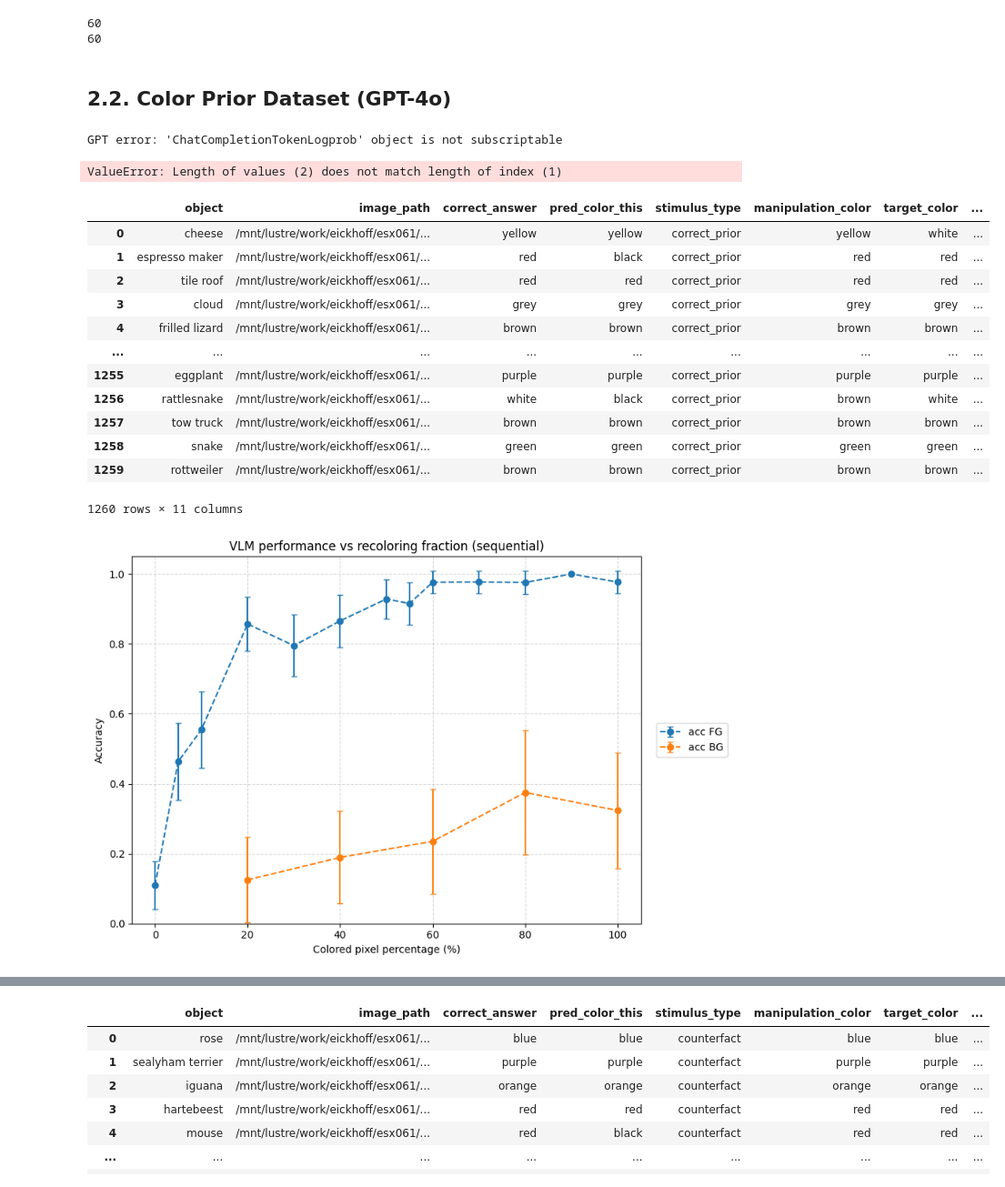
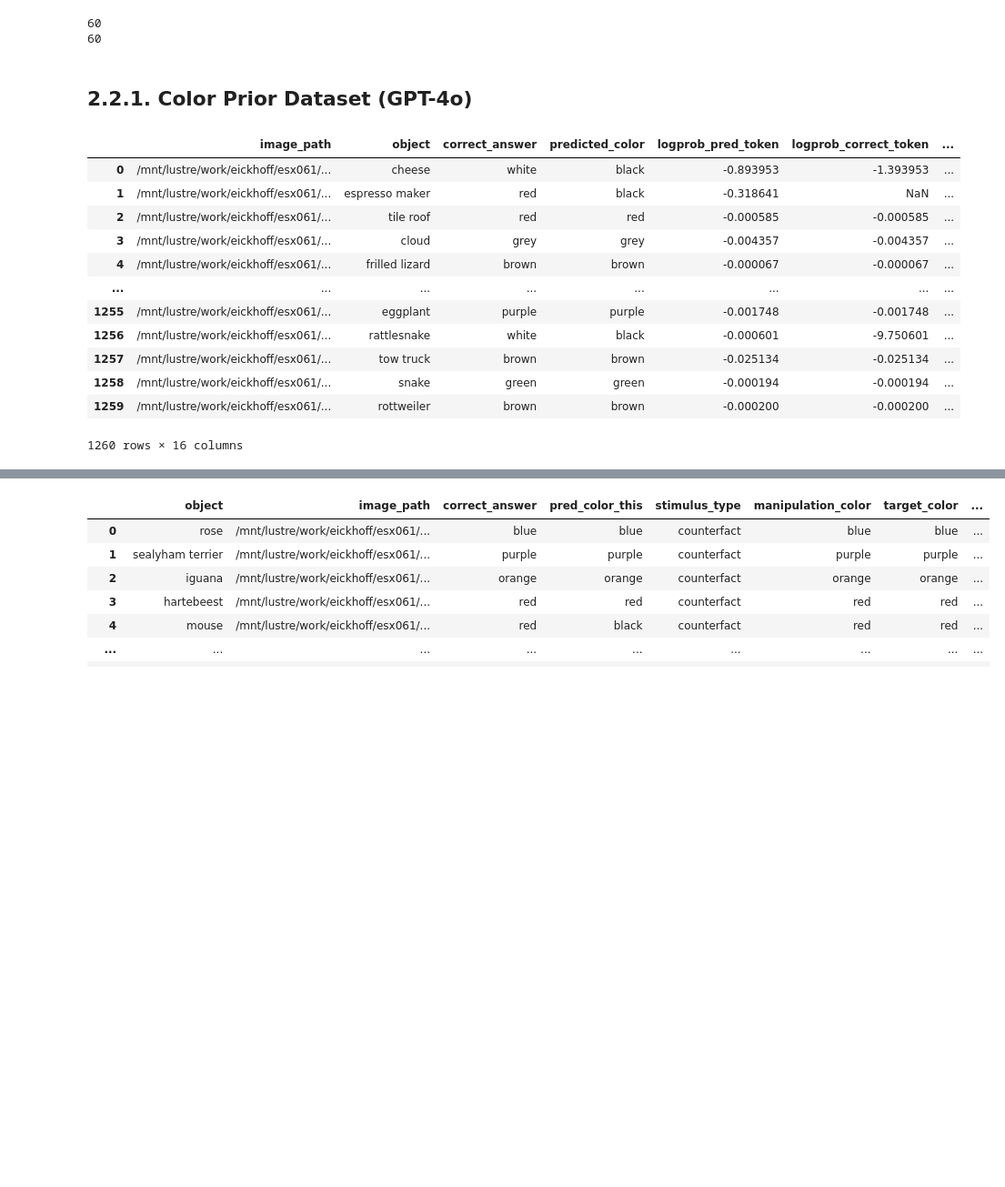
Before and after one commit to jonnemi/color-concept-entanglement, a Jupyter notebook: model_evaluation/VLM_evaluations.ipynb, the cells around one changed output, grey strips where cells are left out. Shown at 91% size. Cells and saved outputs as stored; diff of their text form; code cells hidden in the pictures; blank space fills up the shorter version.

Commit message:
Hardcode profile_2_first for re-run

```diff
--- a/model_evaluation/VLM_evaluations.ipynb
+++ b/model_evaluation/VLM_evaluations.ipynb
@@ -254,4 +274,41 @@ def evaluate_vlm_on_stimuli(
     return pd.concat(outputs, ignore_index=True)
+# %%
+VALID_COLORS = {
+    "white", "brown", "grey", "green",
+    "red", "blue", "orange",
+    "yellow", "pink", "purple",
+    "black"
+}
+
+def normalize_color_prediction(raw):
+
+    if raw is None:
+        return None
+
+    raw = raw.lower().strip()
+
+    # remove punctuation except hyphen
+    raw = re.sub(r"[^\w\s-]", "", raw)
+
+    # normalize hyphen to space
+    raw = raw.replace("-", " ")
+
+    tokens = raw.split()
+
+    # --- special case: black and white ---
+    if "black" in tokens and "white" in tokens:
+        return "white"
+
+    # --- direct single-color match ---
+    if len(tokens) == 1 and tokens[0] in VALID_COLORS:
+        return tokens[0]
+
+    # --- first valid canonical color in phrase ---
+    for tok in tokens:
+        if tok in VALID_COLORS:
+            return tok
+
+    return "other"
 # %% [markdown]
 # 1. LLaVA-NeXT
 # %%
@@ -656,39 +667,35 @@ print(gpt_threshold)
 60
 60
 # %% [markdown]
-## 2.2. Color Prior Dataset (GPT-4o)
+## 2.2.1. Color Prior Dataset (GPT-4o)
 # %%
 suffix = "image_priors"
-gpt_prior_pred_df = evaluate_vlm_on_stimuli_old(
-    prior_df.head(),
-    backend="gpt4",
+gpt_prior_pred_df = evaluate_vlm_on_stimuli(
+    prior_df,
+    backend=backend,
     model_name=gpt_model_name,
     image_root=DATA,
     device=None,   # ignored for GPT
 )
-print(gpt_prior_pred_df)
+
 out_path = GPT / f"evaluation_{gpt_model_name}_{suffix}.csv"
 gpt_prior_pred_df.to_csv(out_path, index=False)
-# %% [output]
-GPT error: 'ChatCompletionTokenLogprob' object is not subscriptable
-ValueError: Length of values (2) does not match length of index (1)
 # %%
 gpt_prior_pred_df = pd.read_csv(GPT / "evaluation_gpt-4o_image_priors.csv")
+gpt_prior_pred_df["predicted_color"] = gpt_prior_pred_df["predicted_color"].apply(normalize_color_prediction)
 gpt_prior_pred_df = gpt_prior_pred_df.merge(prior_df, on=["image_path", "object"])
 display(gpt_prior_pred_df)
-plot_vlm_prolific(gpt_prior_pred_df, ci=True)
 # %% [output]
-|  | object | image_path | correct_answer | pred_color_this | stimulus_type | manipulation_color | target_color | ... |
-| 0 | cheese | /mnt/lustre/work/eickhoff/esx061/... | yellow | yellow | correct_prior | yellow | white | ... |
-| 1 | espresso maker | /mnt/lustre/work/eickhoff/esx061/... | red | black | correct_prior | red | red | ... |
-| 2 | tile roof | /mnt/lustre/work/eickhoff/esx061/... | red | red | correct_prior | red | red | ... |
-| 3 | cloud | /mnt/lustre/work/eickhoff/esx061/... | grey | grey | correct_prior | grey | grey | ... |
-| 4 | frilled lizard | /mnt/lustre/work/eickhoff/esx061/... | brown | brown | correct_prior | brown | brown | ... |
-| ... | ... | ... | ... | ... | ... | ... | ... | ... |
-| 1255 | eggplant | /mnt/lustre/work/eickhoff/esx061/... | purple | purple | correct_prior | purple | purple | ... |
-| 1256 | rattlesnake | /mnt/lustre/work/eickhoff/esx061/... | white | black | correct_prior | brown | white | ... |
-| 1257 | tow truck | /mnt/lustre/work/eickhoff/esx061/... | brown | brown | correct_prior | brown | brown | ... |
-| 1258 | snake | /mnt/lustre/work/eickhoff/esx061/... | green | green | correct_prior | green | green | ... |
-| 1259 | rottweiler | /mnt/lustre/work/eickhoff/esx061/... | brown | brown | correct_prior | brown | brown | ... |
+|  | image_path | object | correct_answer | predicted_color | logprob_pred_token | logprob_correct_token | ... |
+| 0 | /mnt/lustre/work/eickhoff/esx061/... | cheese | white | black | -0.893953 | -1.393953 | ... |
+| 1 | /mnt/lustre/work/eickhoff/esx061/... | espresso maker | red | black | -0.318641 | NaN | ... |
+| 2 | /mnt/lustre/work/eickhoff/esx061/... | tile roof | red | red | -0.000585 | -0.000585 | ... |
+| 3 | /mnt/lustre/work/eickhoff/esx061/... | cloud | grey | grey | -0.004357 | -0.004357 | ... |
+| 4 | /mnt/lustre/work/eickhoff/esx061/... | frilled lizard | brown | brown | -0.000067 | -0.000067 | ... |
+| ... | ... | ... | ... | ... | ... | ... | ... |
+| 1255 | /mnt/lustre/work/eickhoff/esx061/... | eggplant | purple | purple | -0.001748 | -0.001748 | ... |
+| 1256 | /mnt/lustre/work/eickhoff/esx061/... | rattlesnake | white | black | -0.000601 | -9.750601 | ... |
+| 1257 | /mnt/lustre/work/eickhoff/esx061/... | tow truck | brown | brown | -0.025134 | -0.025134 | ... |
+| 1258 | /mnt/lustre/work/eickhoff/esx061/... | snake | green | green | -0.000194 | -0.000194 | ... |
+| 1259 | /mnt/lustre/work/eickhoff/esx061/... | rottweiler | brown | brown | -0.000200 | -0.000200 | ... |
-1260 rows × 11 columns
+1260 rows × 16 columns
-[figure, removed]
```
Also changed, not shown: parts of 43 cells of this notebook, 4 other files.
